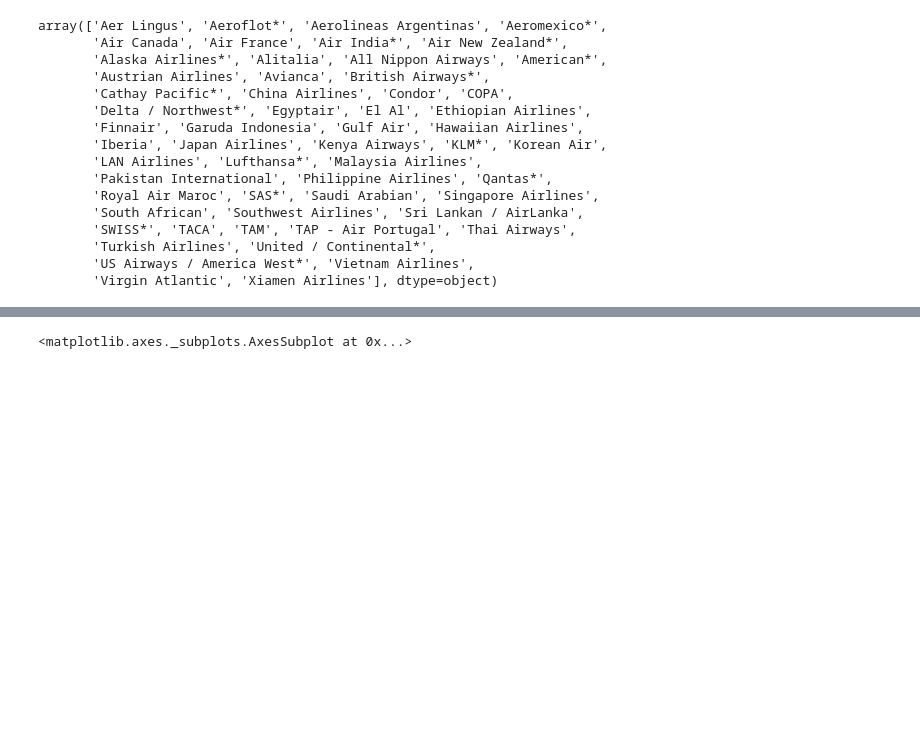
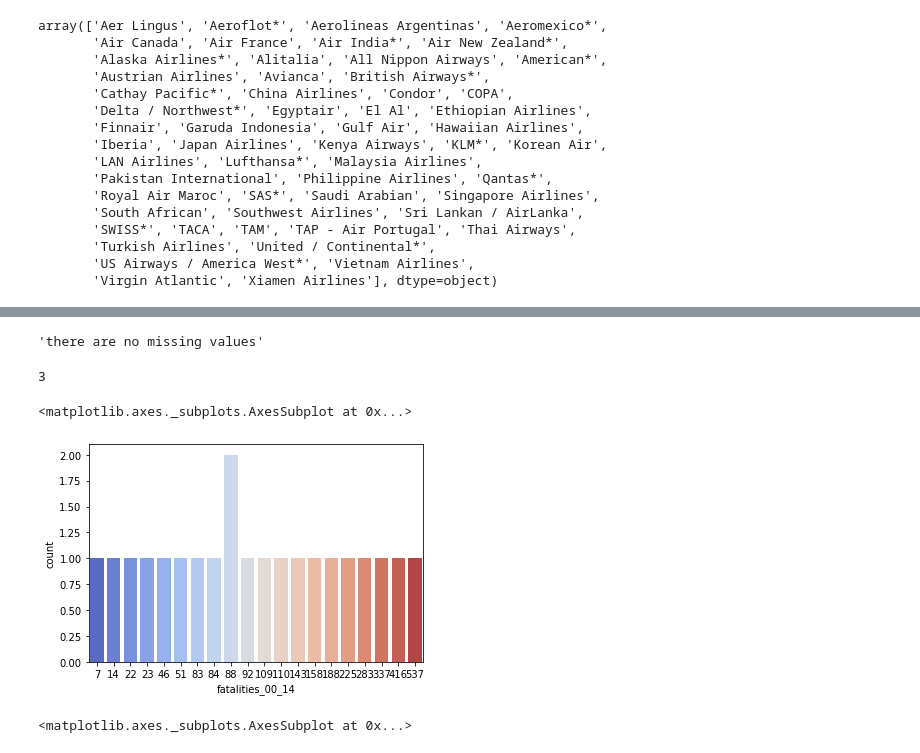
Before and after one commit to jocobtt/gengo_repo, a Jupyter notebook: python_prac/notebooks/data_vis.ipynb, the cells around one changed output, grey strips where cells are left out. Saved outputs shown, nothing was run; the diff lists cells and outputs as text; code cells hidden in the pictures; blank space fills up the shorter version.

```diff
--- a/python_prac/notebooks/data_vis.ipynb
+++ b/python_prac/notebooks/data_vis.ipynb
@@ -38,0 +56,26 @@ array(['Aer Lingus', 'Aeroflot*', 'Aerolineas Argentinas', 'Aeromexico*',
+# %%
+# check for missing values
+def missing_vals_table(my_df):
+    if my_df.isnull().sum().sum() > 0:
+        miss_val = my_df.isnull().sum()
+        miss_val_pct = 100 * miss_val / len(my_df)
+        table = pd.concat([miss_val, miss_val_pct], axis=1)
+        table = table[table.loc[:, table.columns[0]] != 0].sort_values(table.columns[0],
+                                                                      ascending=False).round(3)
+        table = table.rename(columns = {0: "missing values", 1: "% of Missing Values"})
+        return table
+    else:
+        return "there are no missing values"
+missing_vals_table(df)
+# %% [output]
+'there are no missing values'
+# %%
+df.fatal_accidents_00_14.max()
+# %% [output]
+3
+# %%
+# find where incidents is greater than 4
+sns.countplot(df.loc[df.fatalities_00_14 > 4, 'fatalities_00_14'], palette = 'coolwarm')
+# %% [output]
+<matplotlib.axes._subplots.AxesSubplot at 0x...>
+[figure, added]
```
Also changed, not shown: parts of 6 cells of this notebook.
